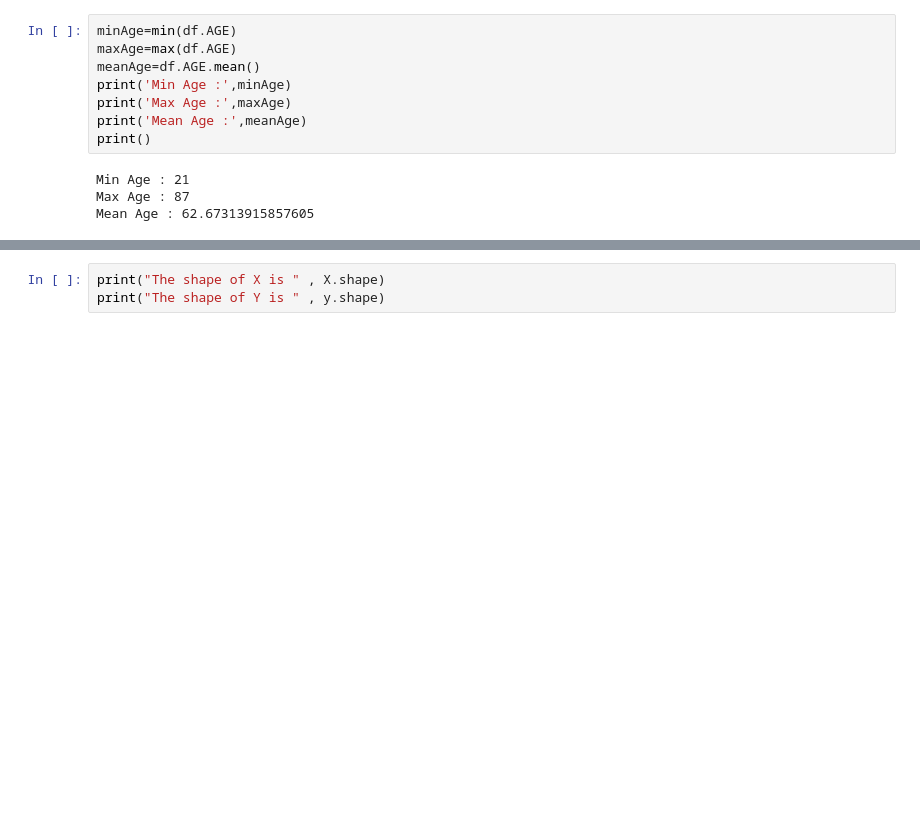
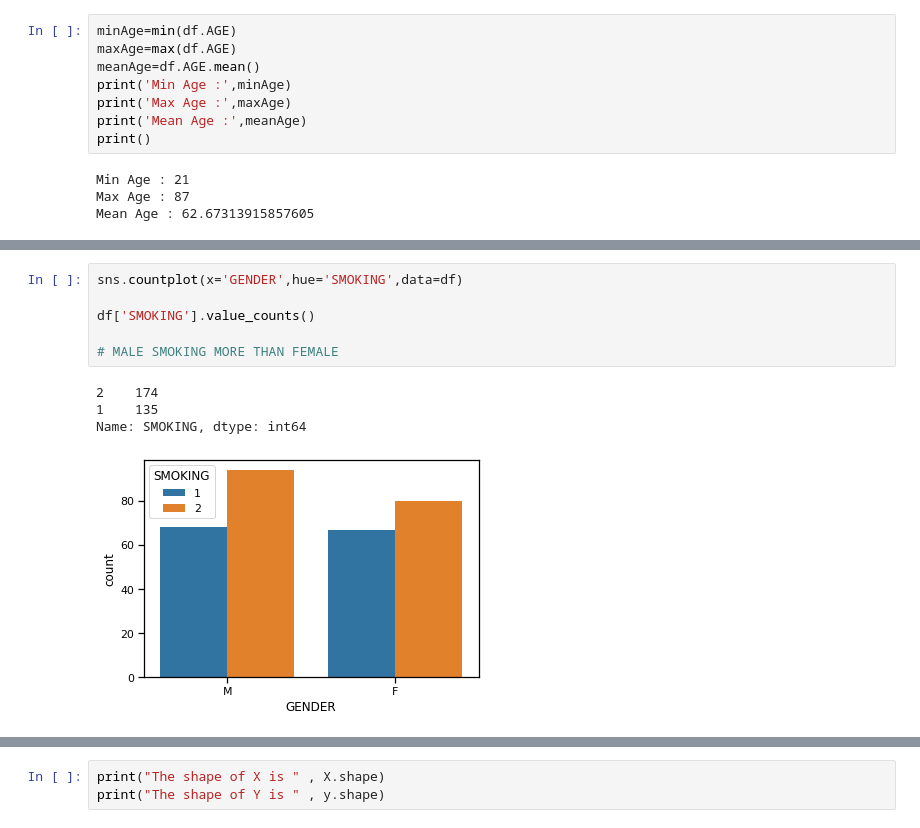
Before and after one commit to rajchin2112/Lung-Cancer-Prediction-, a Jupyter notebook: Lung cancer ML/lung_cancer.ipynb, the cells around one changed output, grey strips where cells are left out. Cells and saved outputs as stored; diff of their text form; blank space fills up the shorter version.

```diff
--- a/Lung cancer ML/lung_cancer.ipynb
+++ b/Lung cancer ML/lung_cancer.ipynb
@@ -191,3 +230,14 @@ sns.countplot(x='GENDER',hue='LUNG_CANCER',data=df)
+# %%
+sns.countplot(x='GENDER',hue='SMOKING',data=df)
+
+df['SMOKING'].value_counts()
+
+# MALE SMOKING MORE THAN FEMALE
+# %% [output]
+2    174
+1    135
+Name: SMOKING, dtype: int64
+[figure, added]
 # %%
 df['LUNG_CANCER'].value_counts()
 # %% [output]
```
Also changed, not shown: parts of 36 cells of this notebook.
